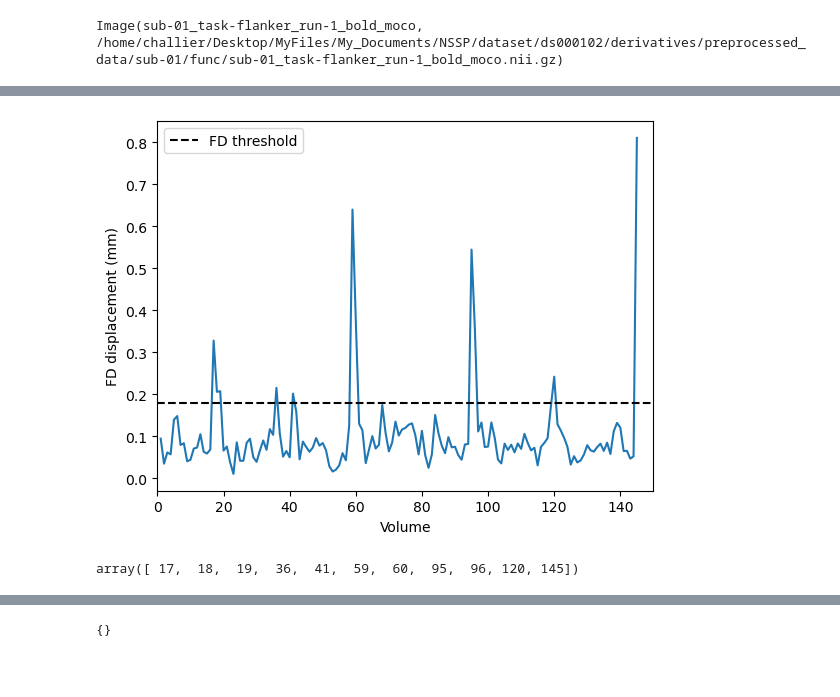
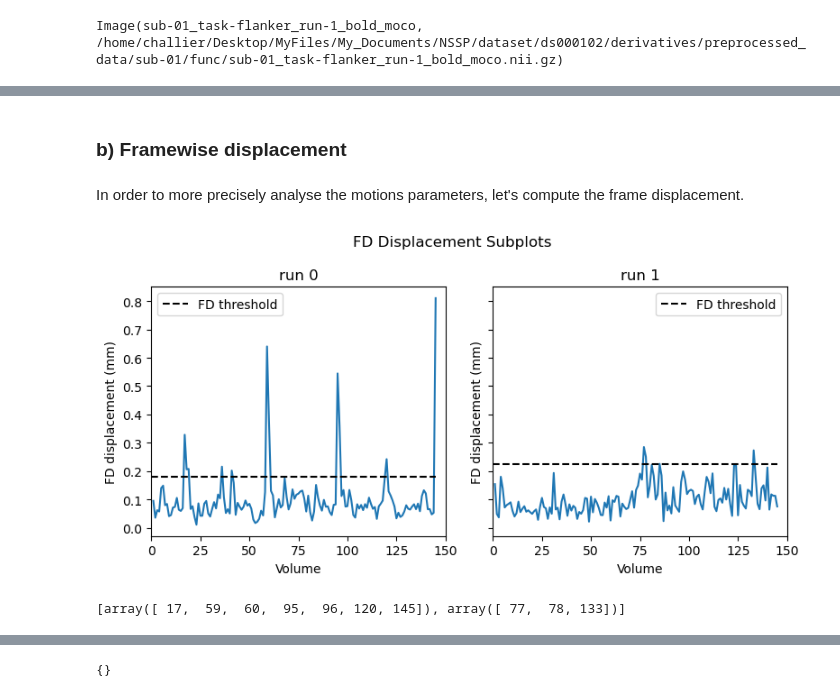
Before and after one commit to claireFriedrich/NSSP, a Jupyter notebook: MiniProject1.ipynb, the cells around one changed output, grey strips where cells are left out. Drawn from its saved outputs; the diff is of its cells as text; code cells hidden in the pictures; blank space fills up the shorter version.

Commit message:
add plots

```diff
--- a/MiniProject1.ipynb
+++ b/MiniProject1.ipynb
@@ -283,0 +345,4 @@ mot_params
+# %%
+# Motion parameters of run2
+mot_params2 = load_mot_params_fsl_6_dof(path_moco_data2 + ".par")
+mot_params2
@@ -305,6 +385,0 @@ MOT_plot (mot_params)
-# %%
-ax = df.plot(x="Translation x", y="column1", legend=False)
-ax2 = ax.twinx()
-df.plot(x="date", y="column2", ax=ax2, legend=False, color="r")
-ax.figure.legend()
-plt.show()
@@ -311,3 +392,7 @@ plt.show()
+# %% [markdown]
+### b) Framewise displacement
+# %% [markdown]
+In order to more precisely analyse the motions parameters, let's compute  the frame displacement.
 # %%
 def compute_FD_power(mot_params):
     framewise_diff = mot_params.diff().iloc[1:]
@@ -330,17 +413,29 @@ fd = compute_FD_power(mot_params).to_numpy()
-# %%
-threshold = np.quantile(fd,0.75) + 1.5*(np.quantile(fd,0.75) - np.quantile(fd,0.25))
+# %%
+fd1 = compute_FD_power(mot_params1).to_numpy()
+fd2 = compute_FD_power(mot_params2).to_numpy()
 # %%
-%matplotlib inline
-plt.plot(list(range(1, fd.size+1)), fd)
-plt.xlabel('Volume')
-plt.xlim([0,150])
-plt.ylabel('FD displacement (mm)')
-plt.hlines(threshold, 0, 370,colors='black', linestyles='dashed', label='FD threshold')
-plt.legend()
+fd_data_list = [fd1,fd2]
+num_subplots = len(fd_data_list)
+
+fig, axes = plt.subplots(1,num_subplots, figsize=(4 * num_subplots, 4), sharey=True)
+fig.suptitle('FD Displacement Subplots')
+
+for i, fd_data in enumerate(fd_data_list):
+    threshold = np.quantile(fd_data,0.75) + 1.5*(np.quantile(fd_data,0.75) - np.quantile(fd_data,0.25))
+    ax = axes[i]
+    ax.plot(list(range(1, len(fd_data) + 1)), fd_data)
+    ax.set_xlabel('Volume')
+    ax.set_xlim([0, 150])
+    ax.set_ylabel('FD displacement (mm)')
+    ax.hlines(threshold, 0, len(fd_data), colors='black', linestyles='dashed', label='FD threshold')
+    ax.set_title("run %i" %i)
+    ax.legend()
+
+plt.tight_layout()
 plt.show()
 # %% [output]
-[figure, old version]
+[figure, new version]
 # %%
-np.where(fd > threshold)[0] + 1
+[np.where(fd > threshold)[0] + 1 for fd in fd_data_list]
 # %% [output]
-array([ 17,  18,  19,  36,  41,  59,  60,  95,  96, 120, 145])
+[array([ 17,  59,  60,  95,  96, 120, 145]), array([ 77,  78, 133])]
```
Also changed, not shown: parts of 59 cells of this notebook.
